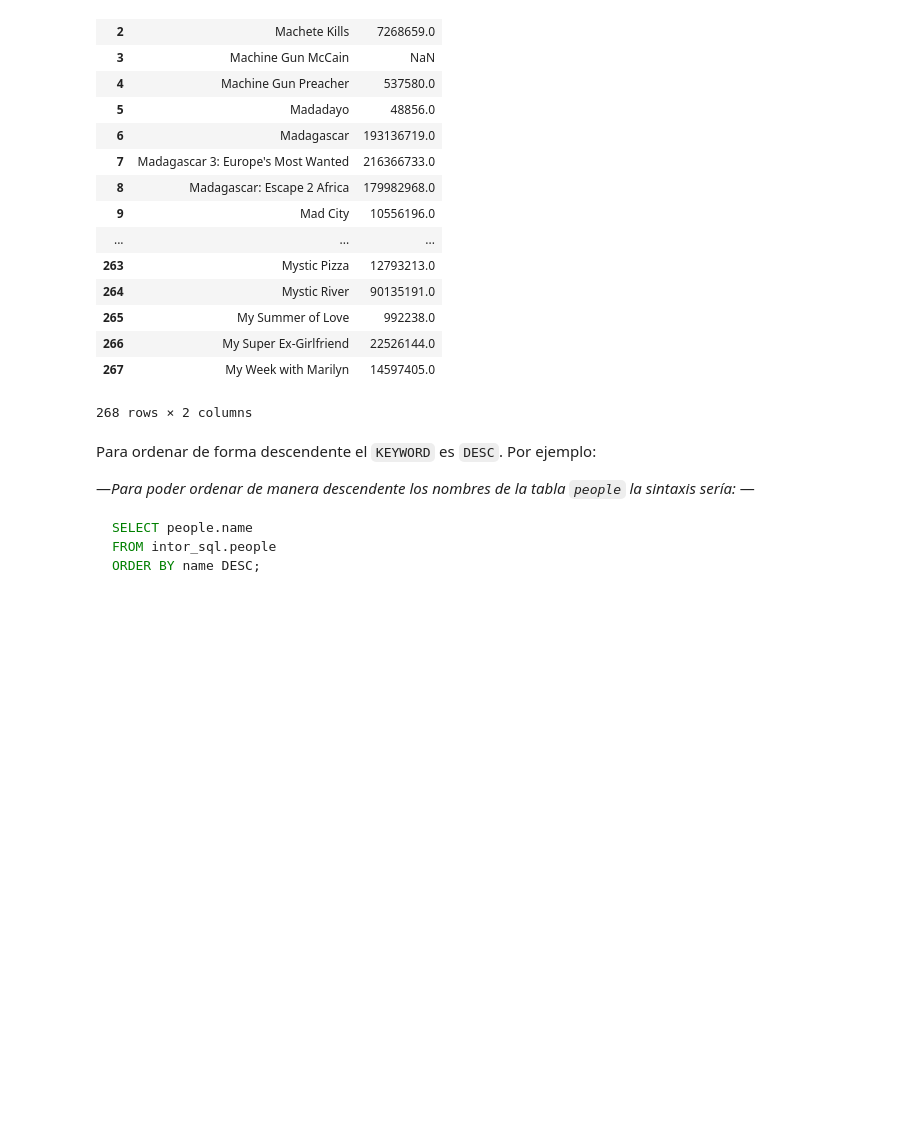
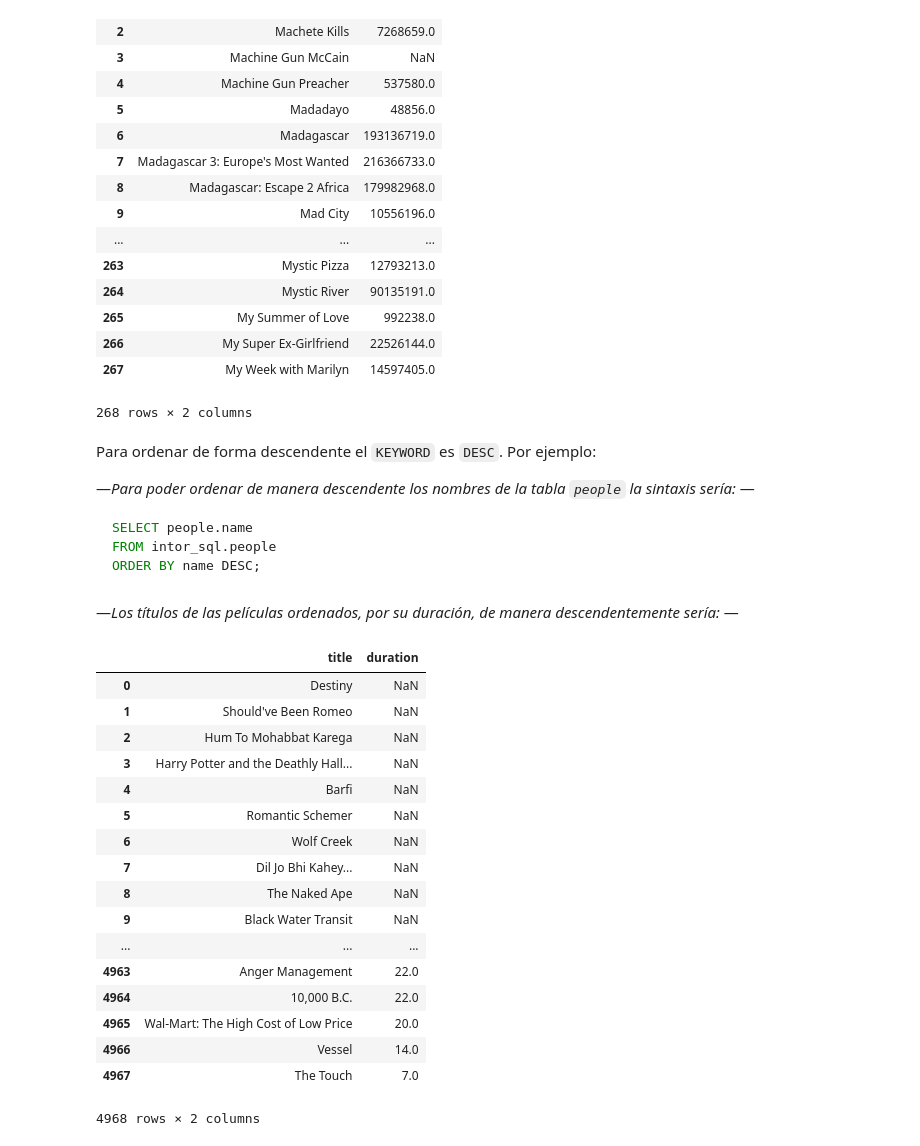
Before and after one commit to gisosdeb/sql_data_analysis, a Jupyter notebook: intro_to_sql_for_data_science/intro_to_sql_for_data_science_part5.ipynb, the cells around one changed output. Saved outputs shown, nothing was run; the diff lists cells and outputs as text; code cells hidden in the pictures; blank space fills up the shorter version.

````diff
--- a/intro_to_sql_for_data_science/intro_to_sql_for_data_science_part5.ipynb
+++ b/intro_to_sql_for_data_science/intro_to_sql_for_data_science_part5.ipynb
@@ -149,3 +151,35 @@ SELECT people.name
 FROM intor_sql.people
 ORDER BY name DESC;
 ```
+# %% [markdown]
+—_Los títulos de las películas ordenados, por su duración, de manera descendentemente sería:_ —
+# %%
+cur = conn.cursor(cursor_factory=psycopg2.extras.DictCursor)
+cur.execute(
+    """
+    SELECT films.title, films.duration FROM intro_sql.films ORDER BY duration DESC;
+    """
+)
+data = cur.fetchall()
+conn.commit()
+cur.close()
+pd.DataFrame([i.copy() for i in data])
+# %% [output]
+|  | title | duration |
+| 0 | Destiny | NaN |
+| 1 | Should've Been Romeo | NaN |
+| 2 | Hum To Mohabbat Karega | NaN |
+| 3 | Harry Potter and the Deathly Hall... | NaN |
+| 4 | Barfi | NaN |
+| 5 | Romantic Schemer | NaN |
+| 6 | Wolf Creek | NaN |
+| 7 | Dil Jo Bhi Kahey... | NaN |
+| 8 | The Naked Ape | NaN |
+| 9 | Black Water Transit | NaN |
+| ... | ... | ... |
+| 4963 | Anger Management | 22.0 |
+| 4964 | 10,000 B.C. | 22.0 |
+| 4965 | Wal-Mart: The High Cost of Low Price | 20.0 |
+| 4966 | Vessel | 14.0 |
+| 4967 | The Touch | 7.0 |
+4968 rows × 2 columns
````
Also changed, not shown: parts of 19 cells of this notebook.
